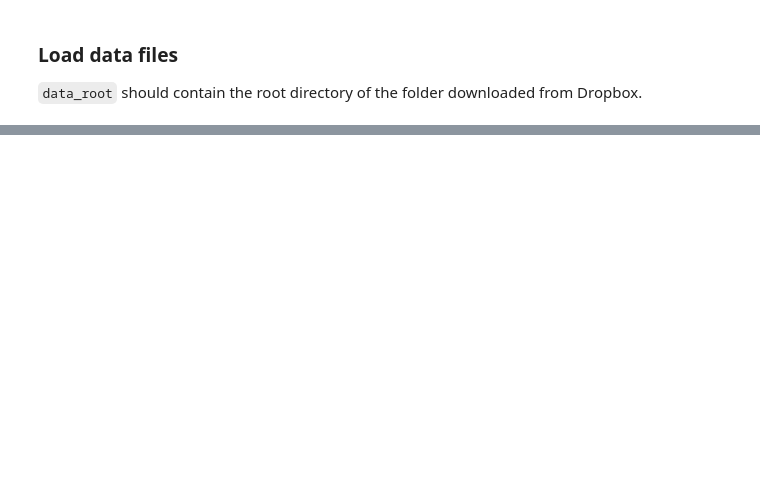
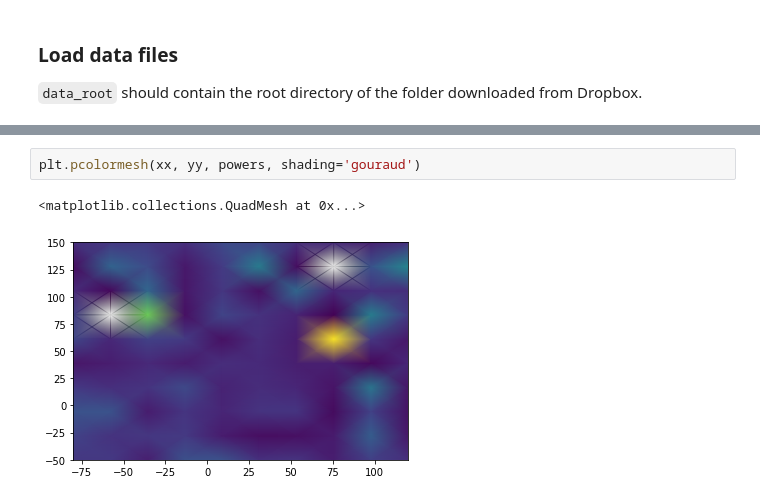
Before and after one commit to alihaydaroglu/swc-en-social, a Jupyter notebook: 9_freq_analysis.ipynb, the cells around one changed output, grey strips where cells are left out. Saved outputs shown, nothing was run; the diff lists cells and outputs as text; blank space fills up the shorter version.

```diff
--- a/9_freq_analysis.ipynb
+++ b/9_freq_analysis.ipynb
@@ -124,0 +234,5 @@ plt.plot(Sxx[6])
+# %%
+plt.pcolormesh(xx, yy, powers, shading='gouraud')
+# %% [output]
+<matplotlib.collections.QuadMesh at 0x...>
+[figure, added]
```
Also changed, not shown: parts of 26 cells of this notebook, 3 other files.
